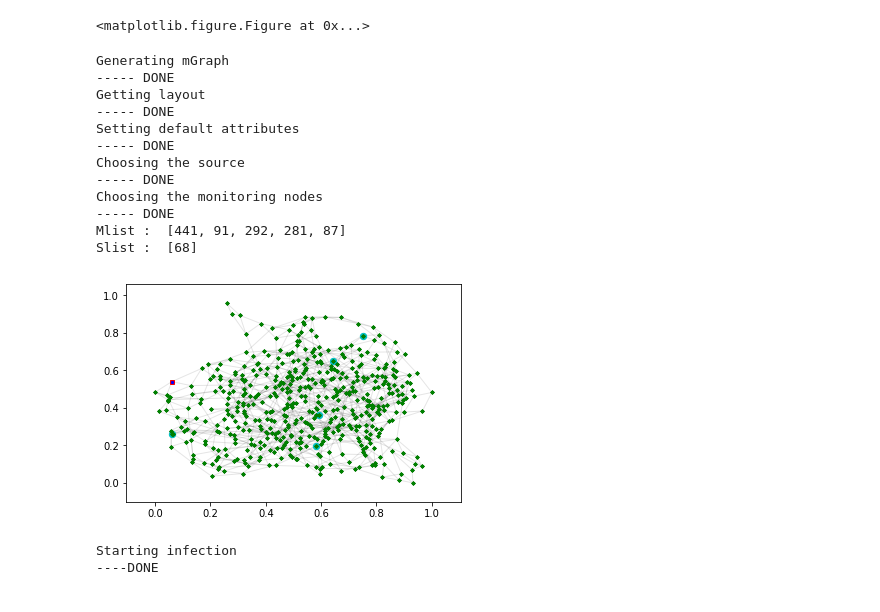
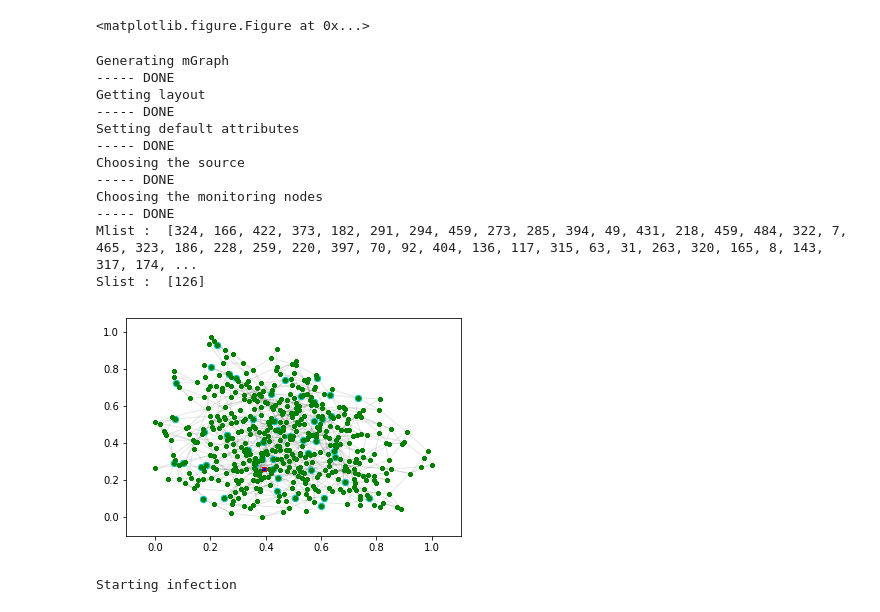
Before and after one commit to N0ciple/MSc-Project, a Jupyter notebook: Test_Histogram.ipynb, the cells around one changed output. Cells and saved outputs as stored; diff of their text form; code cells hidden in the pictures.

```diff
--- a/Test_Histogram.ipynb
+++ b/Test_Histogram.ipynb
@@ -13,9 +13,9 @@ import numpy as np
 
 figureList = list()
 # Parameters definition
-numRumors = 20
+numRumors = 1000
 maxThreshold = 1
-numMonitors = 5
+numMonitors = 50
 propagProba = 0.2
 numNodes = 500
 linkProba = 0.2
@@ -26,38 +26,37 @@ j=0
 
 Graph, Pos, rumorSources, monitorsList = generateGraphReady(numNodes,linkProba,maxThreshold,numRumors,numMonitors)
 fig1 =  drawColoredGraph(Graph, Pos, numRumors, rumorSources, monitorsList)
 #fig1.savefig('./TestFigs/figT'+str(j)+'.png')
 print("Starting infection")
 infections = [[] for n in range(numRumors)]
 infected = getInfectedList(Graph,numRumors)
 
 while(not isAllInfected(Graph,numRumors)):
 
     Graph = infectionForward(Graph, propagProba, numRumors)
     infected = getInfectedList(Graph,numRumors)
     # j+1 because j=0 is step 1
     monitorTrigger = updateMonitorTrig(j+1,monitorTrigger,monitorsList,Graph,numRumors)
     j += 1
     #fig2 = drawColoredGraph(Graph, Pos, numRumors, rumorSources, myMonitors=monitorsList,myIndex=j)
 
 print("----DONE")
 monitorTrigger2 = sorted(monitorTrigger, key=lambda x : (x[0], x[2]))
 # %% [output]
 Generating mGraph
 ----- DONE
 Getting layout
 ----- DONE
 Setting default attributes
 ----- DONE
 Choosing the source
 ----- DONE
 Choosing the monitoring nodes
 ----- DONE
-Mlist :  [441, 91, 292, 281, 87]
-Slist :  [68]
+Mlist :  [324, 166, 422, 373, 182, 291, 294, 459, 273, 285, 394, 49, 431, 218, 459, 484, 322, 7, 465, 323, 186, 228, 259, 220, 397, 70, 92, 404, 136, 117, 315, 63, 31, 263, 320, 165, 8, 143, 317, 174, ...
+Slist :  [126]
-[figure, old version]
+[figure, new version]
 Starting infection
-----DONE
 # %%
 # Find the maximum number of steps :
 maxStep = -1
```
Also changed, not shown: parts of 5 cells of this notebook, 1 other file.
